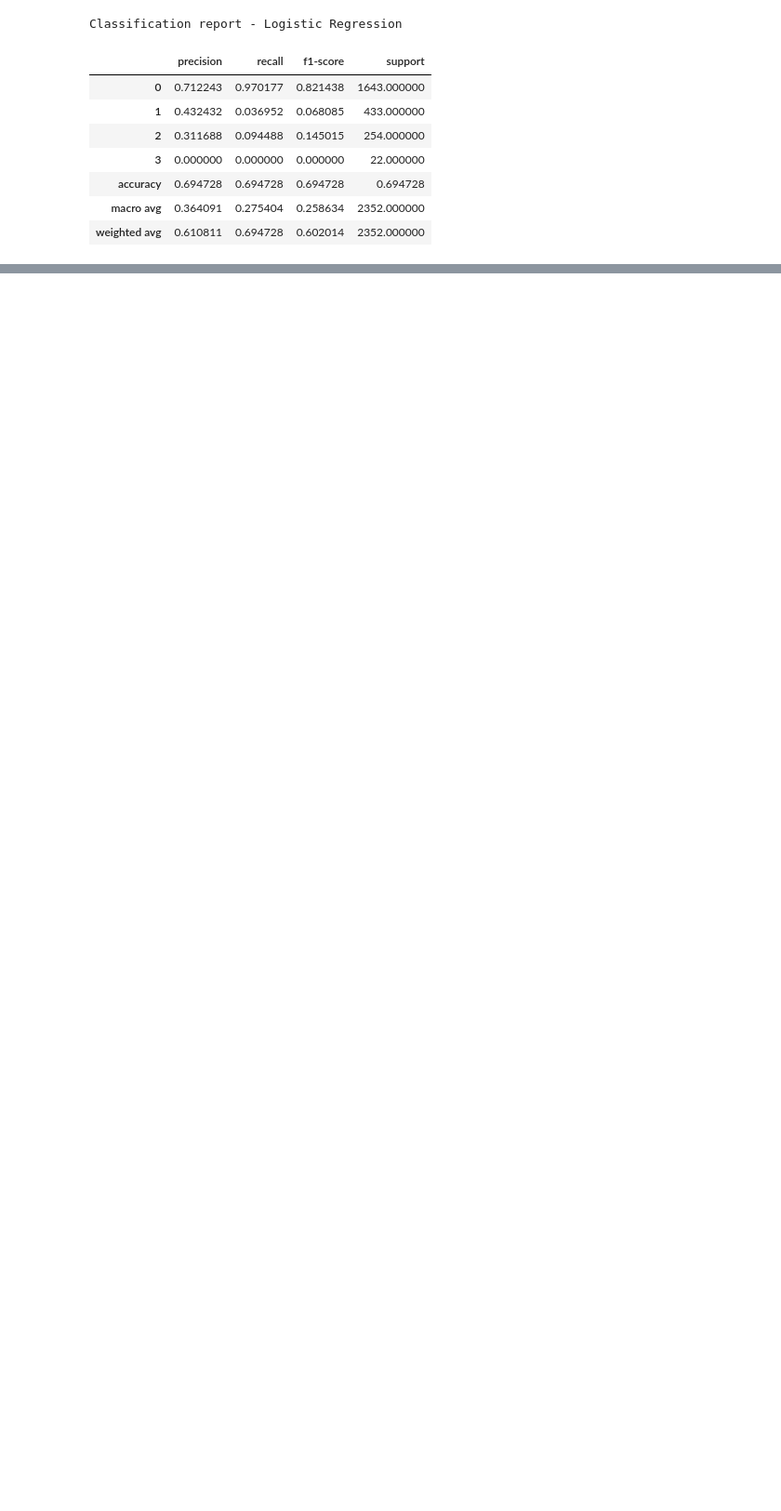
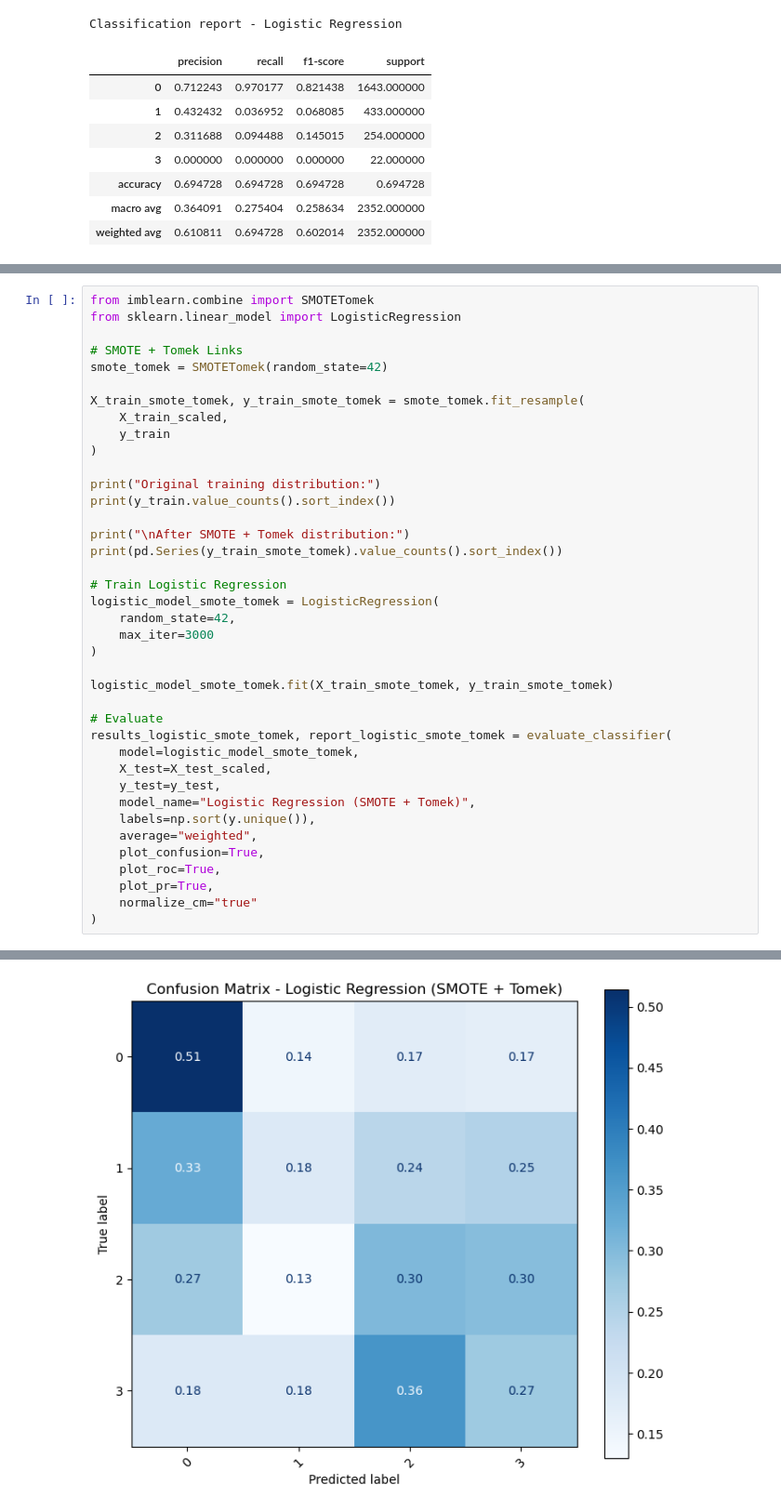
Before and after one commit to lorenzobuccolini03/Data-Mining---Advanced-Topics, a Jupyter notebook: Advanced Classification/logistic_regression.ipynb, the cells around one changed output, grey strips where cells are left out. Shown at 93% size. Saved outputs shown, nothing was run; the diff lists cells and outputs as text; blank space fills up the shorter version.

```diff
--- a/Advanced Classification/logistic_regression.ipynb
+++ b/Advanced Classification/logistic_regression.ipynb
@@ -91,0 +202,40 @@ Classification report - Logistic Regression
+# %%
+from imblearn.combine import SMOTETomek
+from sklearn.linear_model import LogisticRegression
+
+# SMOTE + Tomek Links
+smote_tomek = SMOTETomek(random_state=42)
+
+X_train_smote_tomek, y_train_smote_tomek = smote_tomek.fit_resample(
+    X_train_scaled,
+    y_train
+)
+
+print("Original training distribution:")
+print(y_train.value_counts().sort_index())
+
+print("\nAfter SMOTE + Tomek distribution:")
+print(pd.Series(y_train_smote_tomek).value_counts().sort_index())
+
+# Train Logistic Regression
+logistic_model_smote_tomek = LogisticRegression(
+    random_state=42,
+    max_iter=3000
+)
+
+logistic_model_smote_tomek.fit(X_train_smote_tomek, y_train_smote_tomek)
+
+# Evaluate
+results_logistic_smote_tomek, report_logistic_smote_tomek = evaluate_classifier(
+    model=logistic_model_smote_tomek,
+    X_test=X_test_scaled,
+    y_test=y_test,
+    model_name="Logistic Regression (SMOTE + Tomek)",
+    labels=np.sort(y.unique()),
+    average="weighted",
+    plot_confusion=True,
+    plot_roc=True,
+    plot_pr=True,
+    normalize_cm="true"
+)
+# %% [output]
@@ -91,0 +257 @@ Classification report - Logistic Regression
+[figure, added]
```
Also changed, not shown: parts of 23 cells of this notebook, 1 other file.
